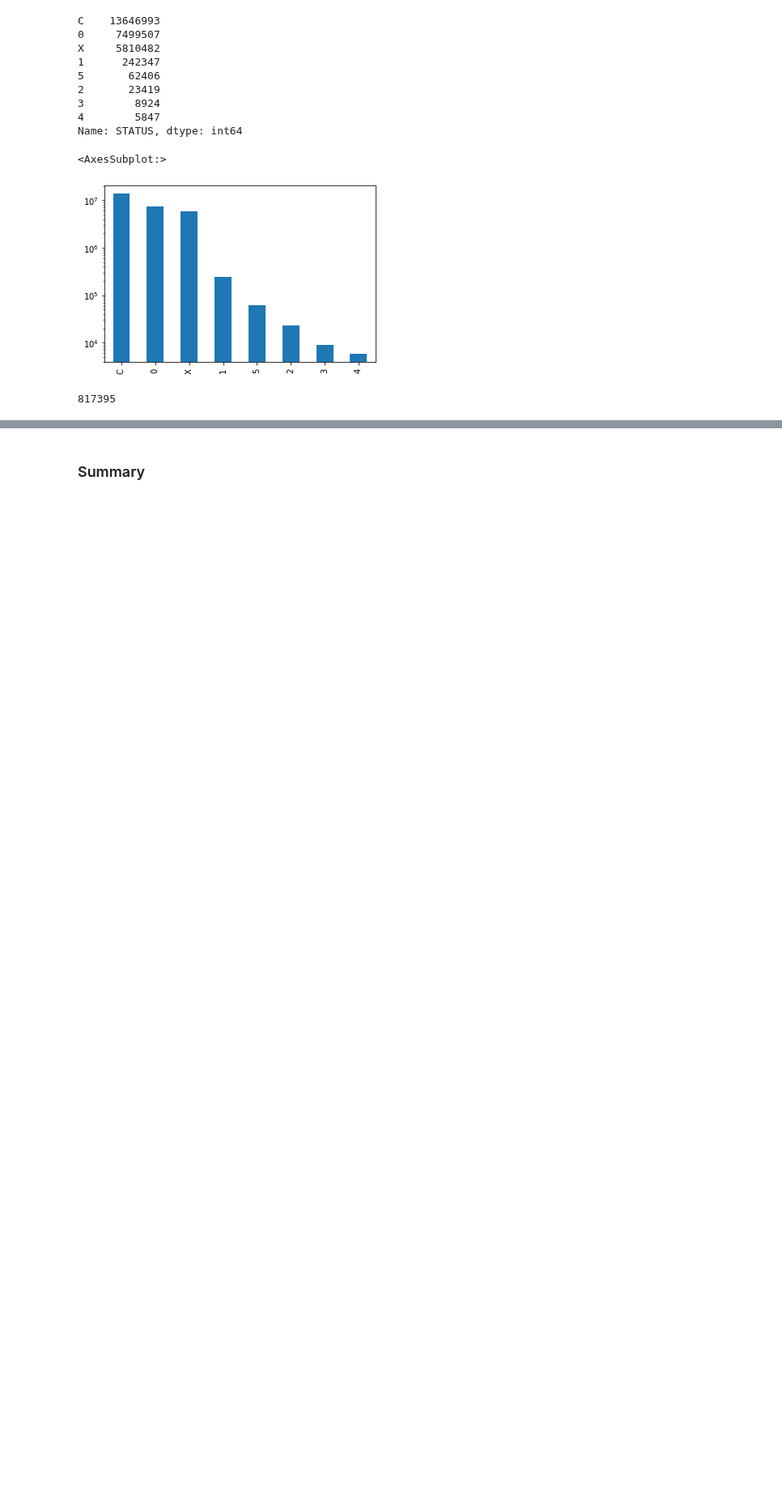
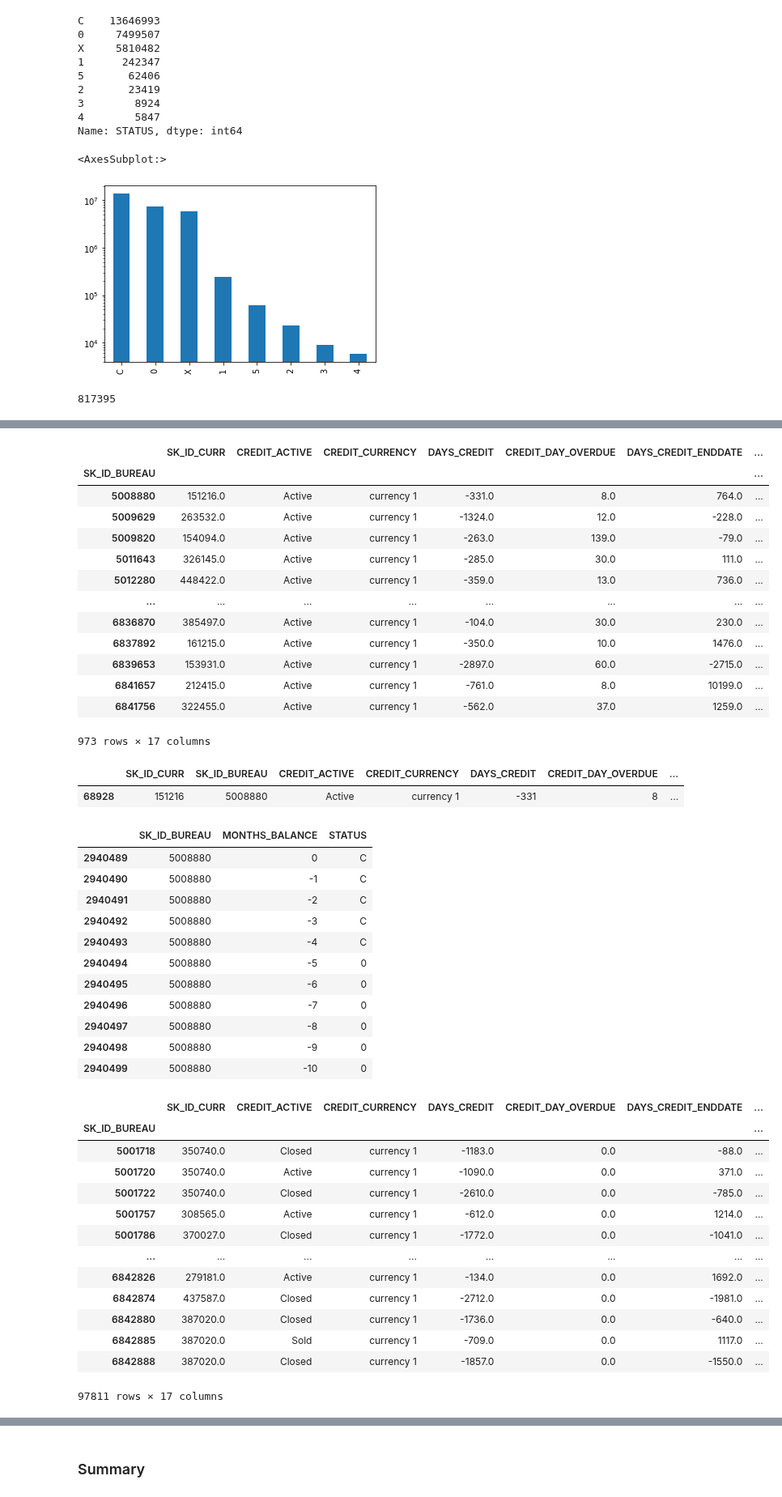
Before and after one commit to DSEI21000-S21/project-home-credit, a Jupyter notebook: experiments/amauris/home-credit.ipynb, the cells around one changed output, grey strips where cells are left out. Shown at 81% size. Drawn from its saved outputs; the diff is of its cells as text; code cells hidden in the pictures; blank space fills up the shorter version.

Commit message:
Adding DPD_COUNTS

```diff
--- a/experiments/amauris/home-credit.ipynb
+++ b/experiments/amauris/home-credit.ipynb
@@ -130,6 +125,21 @@ new_df = data['bureau_balance'].groupby(['SK_ID_BUREAU']).apply(has_dpd)
+# %%
+DPD_STATUS_MAP = {
+    'C': 0,
+    'X': 0,
+    '0': 0,
+    '1': 1,
+    '2': 2,
+    '3': 3,
+    '4': 4,
+    '5': 5,
+}
+def sum_of_dpd(x):
+    return x['STATUS'].map(DPD_STATUS_MAP).sum()
+
+dpd_counts_df = data['bureau_balance'].groupby(['SK_ID_BUREAU']).apply(sum_of_dpd)
 # %%
-has_dpd_df = pd.DataFrame(new_df, columns=['HAS_DPD']);
-bureau_with_dpds = pd.concat([bureau_df, has_dpd_df], axis=1)
+dpd_counts_df = pd.DataFrame(dpd_counts_df, columns=['DPD_COUNTS']);
+bureau_with_dpds = pd.concat([bureau_df, dpd_counts_df], axis=1)
 bureau_with_dpds.info()
 # %% [output]
 <class 'pandas.core.frame.DataFrame'>
@@ -169,0 +164,55 @@ bureau_with_dpds[(bureau_with_dpds['CREDIT_DAY_OVERDUE'] > 0)]
+# %%
+# Check if there were DPD_COUNTS == 0  where the column value for CREDIT_DAY_OVERDUE is true
+display(bureau_with_dpds[(bureau_with_dpds['CREDIT_DAY_OVERDUE'] > 0) & (bureau_with_dpds['DPD_COUNTS'] == 0)])
+
+# Take a sample of data to check
+display(data['bureau'][data['bureau']['SK_ID_BUREAU'] == 5008880])
+display(data['bureau_balance'][data['bureau_balance']['SK_ID_BUREAU'] == 5008880])
+
+# CHeck to see if there were DPD_COUNTS where the column value for CREDIT_DAY_OVERDUE is 0
+display(bureau_with_dpds[(bureau_with_dpds['CREDIT_DAY_OVERDUE'] == 0) & (bureau_with_dpds['DPD_COUNTS'] > 0)])
+display(data['bureau'][data['bureau']['SK_ID_BUREAU'] == 5001718])
+display(data['bureau_balance'][data['bureau_balance']['SK_ID_BUREAU'] == 5001718])
+# %% [output]
+|  | SK_ID_CURR | CREDIT_ACTIVE | CREDIT_CURRENCY | DAYS_CREDIT | CREDIT_DAY_OVERDUE | DAYS_CREDIT_ENDDATE | ... |
+| SK_ID_BUREAU |  |  |  |  |  |  | ... |
+| 5008880 | 151216.0 | Active | currency 1 | -331.0 | 8.0 | 764.0 | ... |
+| 5009629 | 263532.0 | Active | currency 1 | -1324.0 | 12.0 | -228.0 | ... |
+| 5009820 | 154094.0 | Active | currency 1 | -263.0 | 139.0 | -79.0 | ... |
+| 5011643 | 326145.0 | Active | currency 1 | -285.0 | 30.0 | 111.0 | ... |
+| 5012280 | 448422.0 | Active | currency 1 | -359.0 | 13.0 | 736.0 | ... |
+| ... | ... | ... | ... | ... | ... | ... | ... |
+| 6836870 | 385497.0 | Active | currency 1 | -104.0 | 30.0 | 230.0 | ... |
+| 6837892 | 161215.0 | Active | currency 1 | -350.0 | 10.0 | 1476.0 | ... |
+| 6839653 | 153931.0 | Active | currency 1 | -2897.0 | 60.0 | -2715.0 | ... |
+| 6841657 | 212415.0 | Active | currency 1 | -761.0 | 8.0 | 10199.0 | ... |
+| 6841756 | 322455.0 | Active | currency 1 | -562.0 | 37.0 | 1259.0 | ... |
+973 rows × 17 columns
+|  | SK_ID_CURR | SK_ID_BUREAU | CREDIT_ACTIVE | CREDIT_CURRENCY | DAYS_CREDIT | CREDIT_DAY_OVERDUE | ... |
+| 68928 | 151216 | 5008880 | Active | currency 1 | -331 | 8 | ... |
+|  | SK_ID_BUREAU | MONTHS_BALANCE | STATUS |
+| 2940489 | 5008880 | 0 | C |
+| 2940490 | 5008880 | -1 | C |
+| 2940491 | 5008880 | -2 | C |
+| 2940492 | 5008880 | -3 | C |
+| 2940493 | 5008880 | -4 | C |
+| 2940494 | 5008880 | -5 | 0 |
+| 2940495 | 5008880 | -6 | 0 |
+| 2940496 | 5008880 | -7 | 0 |
+| 2940497 | 5008880 | -8 | 0 |
+| 2940498 | 5008880 | -9 | 0 |
+| 2940499 | 5008880 | -10 | 0 |
+|  | SK_ID_CURR | CREDIT_ACTIVE | CREDIT_CURRENCY | DAYS_CREDIT | CREDIT_DAY_OVERDUE | DAYS_CREDIT_ENDDATE | ... |
+| SK_ID_BUREAU |  |  |  |  |  |  | ... |
+| 5001718 | 350740.0 | Closed | currency 1 | -1183.0 | 0.0 | -88.0 | ... |
+| 5001720 | 350740.0 | Active | currency 1 | -1090.0 | 0.0 | 371.0 | ... |
+| 5001722 | 350740.0 | Closed | currency 1 | -2610.0 | 0.0 | -785.0 | ... |
+| 5001757 | 308565.0 | Active | currency 1 | -612.0 | 0.0 | 1214.0 | ... |
+| 5001786 | 370027.0 | Closed | currency 1 | -1772.0 | 0.0 | -1041.0 | ... |
+| ... | ... | ... | ... | ... | ... | ... | ... |
+| 6842826 | 279181.0 | Active | currency 1 | -134.0 | 0.0 | 1692.0 | ... |
+| 6842874 | 437587.0 | Closed | currency 1 | -2712.0 | 0.0 | -1981.0 | ... |
+| 6842880 | 387020.0 | Closed | currency 1 | -1736.0 | 0.0 | -640.0 | ... |
+| 6842885 | 387020.0 | Sold | currency 1 | -709.0 | 0.0 | 1117.0 | ... |
+| 6842888 | 387020.0 | Closed | currency 1 | -1857.0 | 0.0 | -1550.0 | ... |
+97811 rows × 17 columns
```
Also changed, not shown: parts of 7 cells of this notebook.
